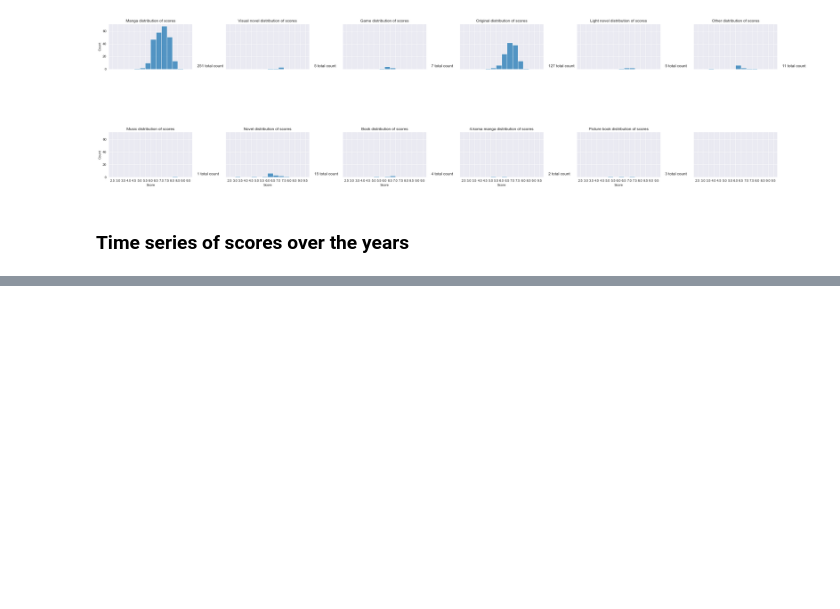
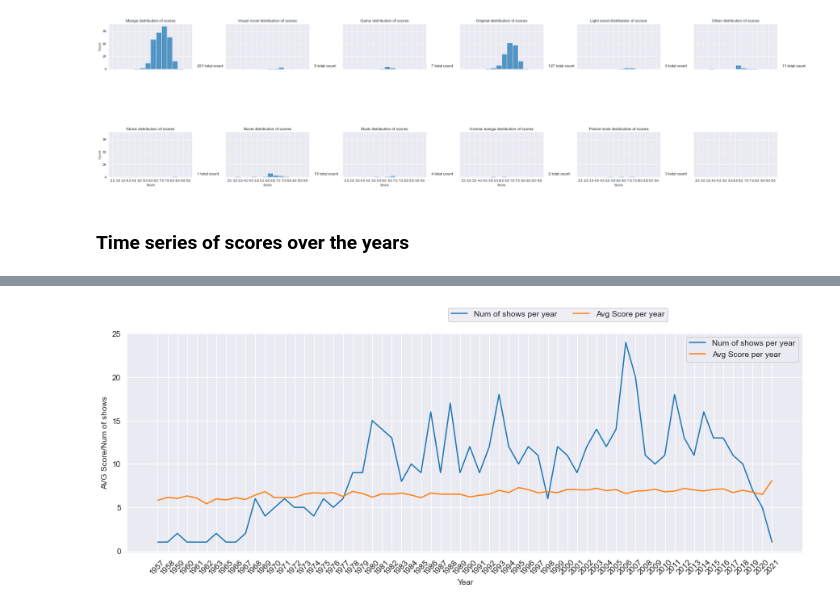
Before and after one commit to CalebWelch/tensorflow-exercises, a Jupyter notebook: animeAnalysis/mal_api.ipynb, the cells around one changed output, grey strips where cells are left out. Saved outputs shown, nothing was run; the diff lists cells and outputs as text; code cells hidden in the pictures; blank space fills up the shorter version.

```diff
--- a/animeAnalysis/mal_api.ipynb
+++ b/animeAnalysis/mal_api.ipynb
@@ -446,0 +421,4 @@ array([18.,  0., 19.,  3.,  2.,  1., 20.,  4.,  5.,  6.,  7.,  8.,  9.,
+# %%
+plotShowsOverTime(getStudio('Toei Animation'))
+# %% [output]
+[figure, added]
```
Also changed, not shown: parts of 10 cells of this notebook.
